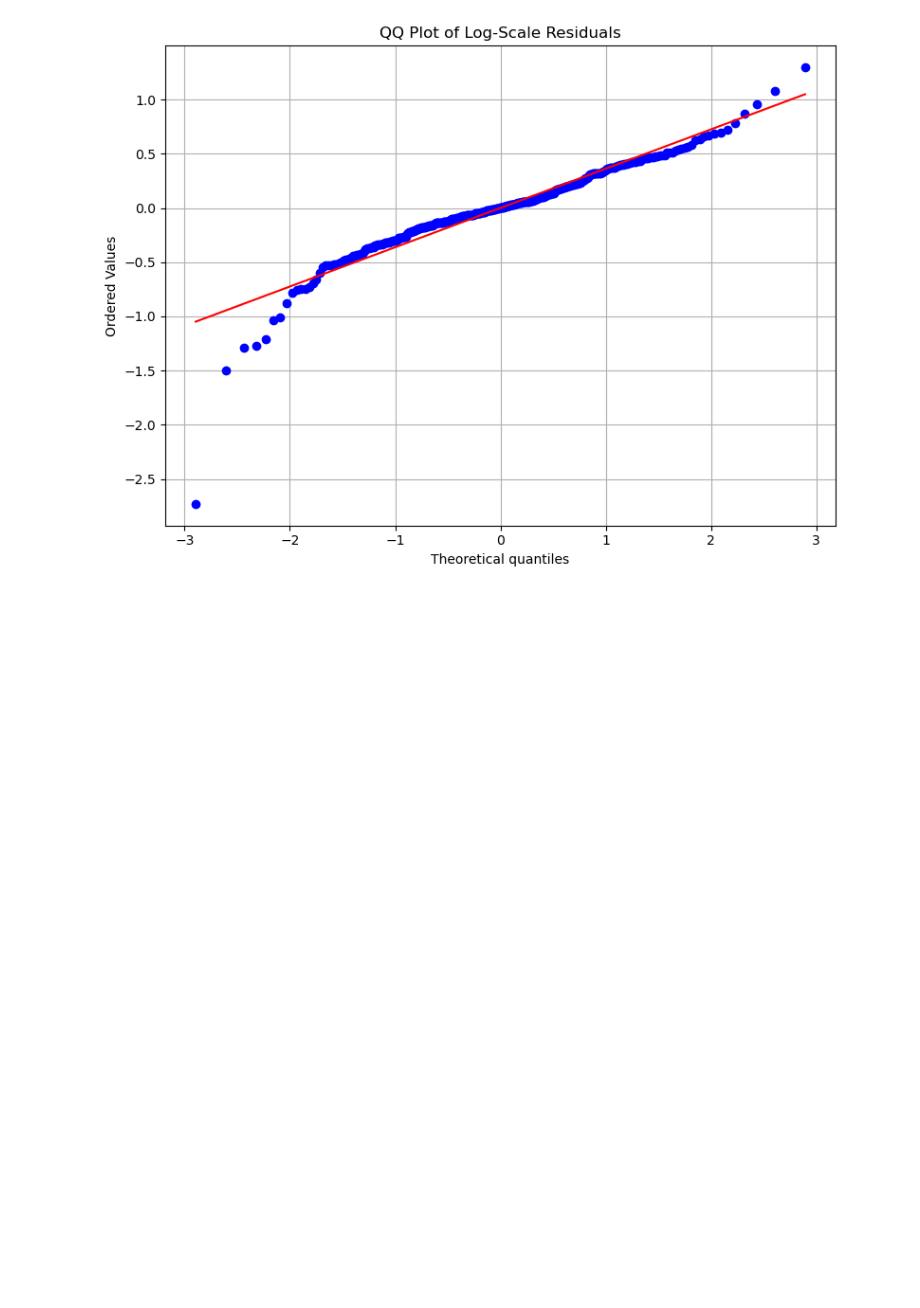
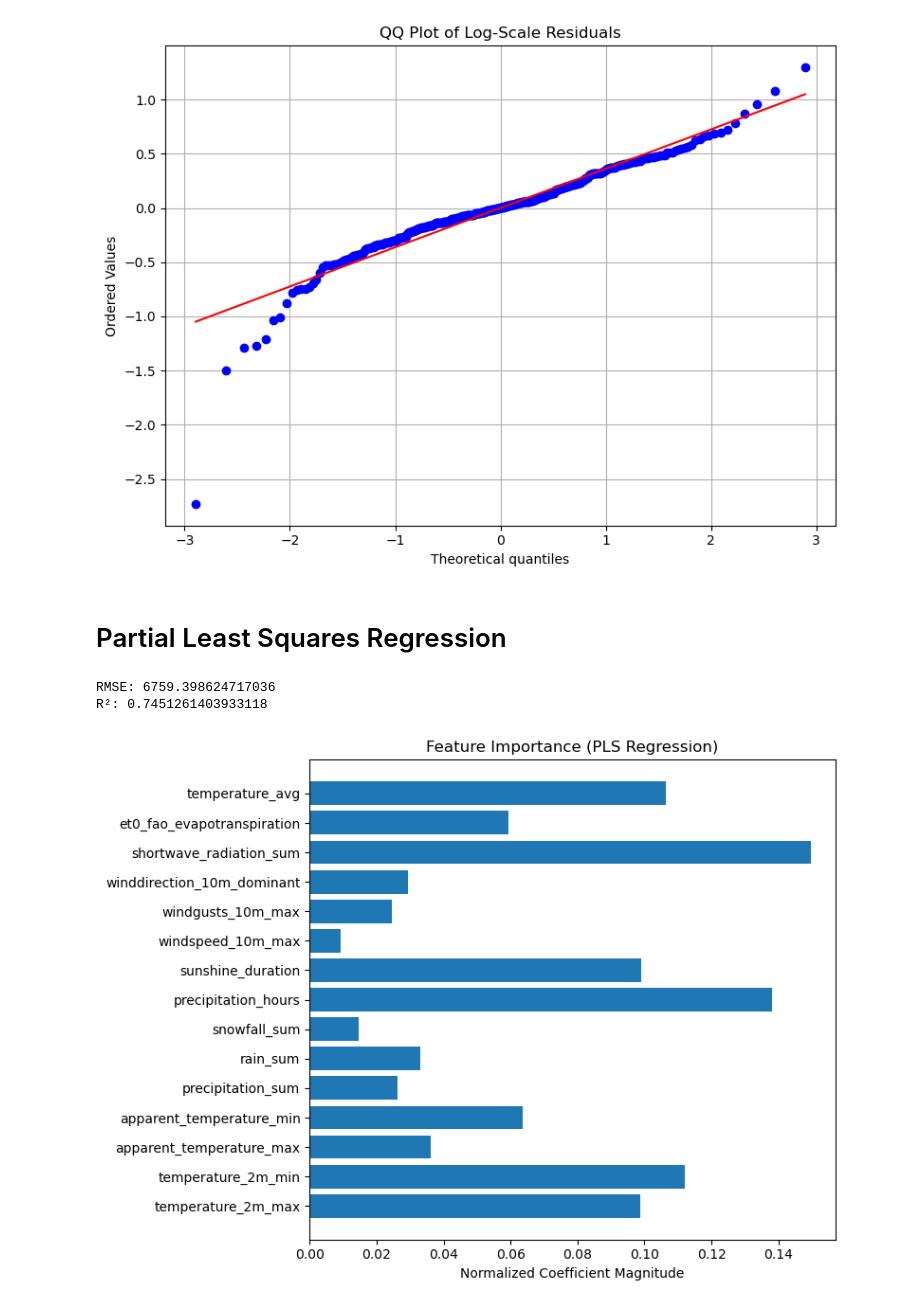
Before and after one commit to gz2390/STATS-5291-FP, a Jupyter notebook: 5291 Project.ipynb, the cells around one changed output. Cells and saved outputs as stored; diff of their text form; code cells hidden in the pictures; blank space fills up the shorter version.

```diff
--- a/5291 Project.ipynb
+++ b/5291 Project.ipynb
@@ -279,3 +322,45 @@ plt.tight_layout()
 plt.show()
 # %% [output]
 [figure]
+# %% [markdown]
+# Partial Least Squares Regression
+# %%
+merged_df_pp = pd.merge(citibike_df, weather_df, on='date', how='inner').dropna()
+# %%
+features = [
+    'temperature_2m_max', 'temperature_2m_min', 'apparent_temperature_max', 'apparent_temperature_min',
+    'precipitation_sum', 'rain_sum', 'snowfall_sum', 'precipitation_hours',
+    'sunshine_duration', 'windspeed_10m_max', 'windgusts_10m_max', 'winddirection_10m_dominant',
+    'shortwave_radiation_sum', 'et0_fao_evapotranspiration', 'temperature_avg'
+]
+X = merged_df_pp[features]
+y = merged_df_pp['num_trips']
+scaler = StandardScaler()
+X_scaled = scaler.fit_transform(X)
+X_train_scaled, X_test_scaled, y_train, y_test = train_test_split(X_scaled, y, test_size = 0.2, random_state= 42)
+# %%
+pls = PLSRegression(n_components=5)
+pls.fit(X_train_scaled, y_train)
+
+y_pred = pls.predict(X_test_scaled)
+
+rmse = np.sqrt(mean_squared_error(y_test, y_pred))
+r2 = r2_score(y_test, y_pred)
+
+print("RMSE:", rmse)
+print("R²:", r2)
+# %% [output]
+RMSE: 6759.398624717036
+R²: 0.7451261403933118
+# %%
+coeffs = np.abs(pls.coef_).flatten()
+coeffs /= np.sum(coeffs)
+
+plt.figure(figsize=(8, 6))
+plt.barh(X.columns, coeffs)
+plt.xlabel("Normalized Coefficient Magnitude")
+plt.title("Feature Importance (PLS Regression)")
+plt.tight_layout()
+plt.show()
+# %% [output]
+[figure, added]
```
Also changed, not shown: parts of 7 cells of this notebook, 1 other file.
